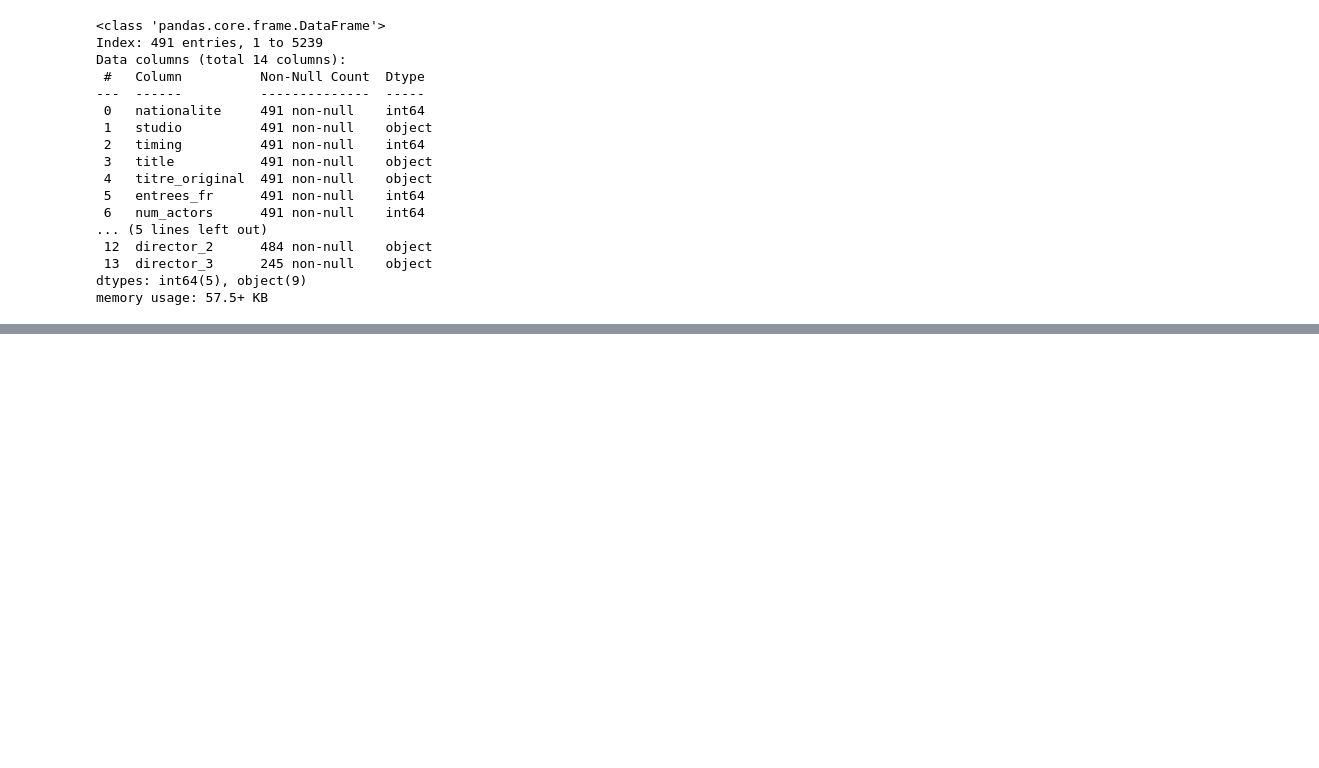
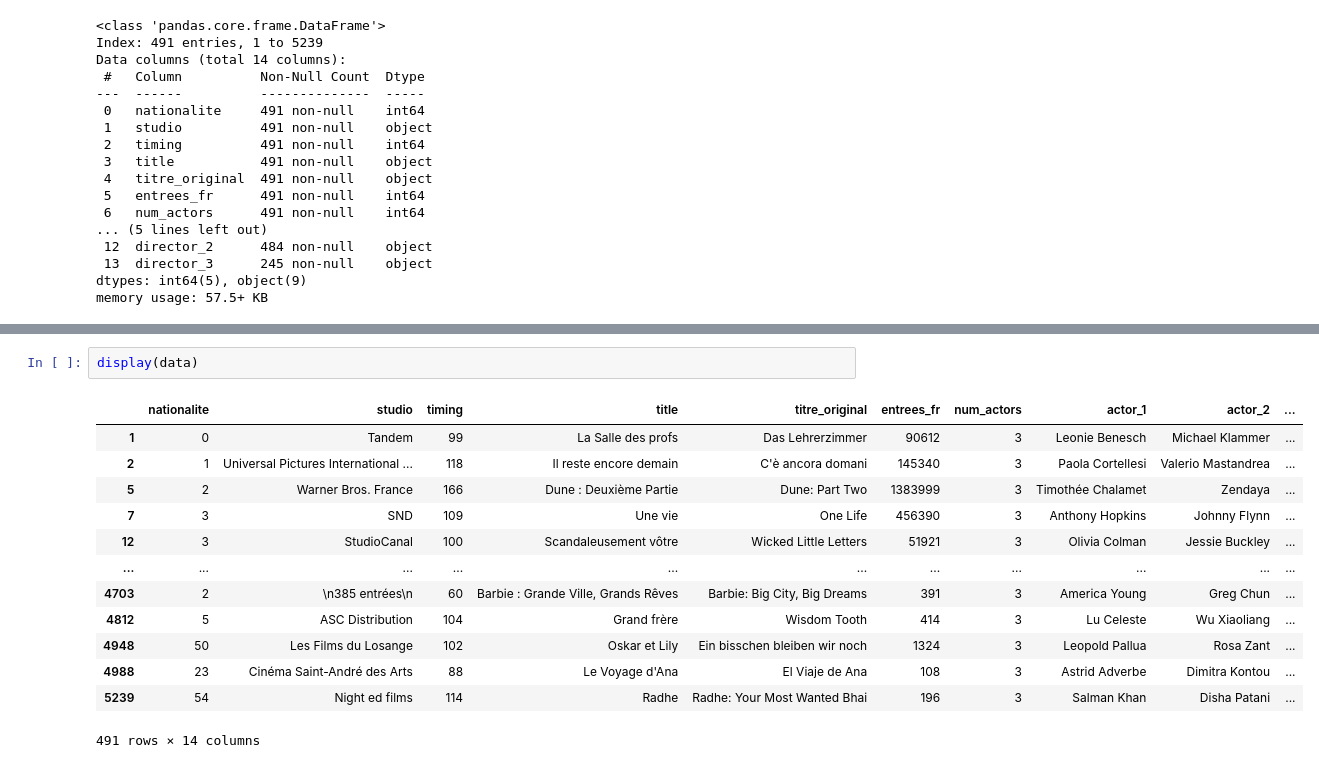
Before and after one commit to cjulliar/Movie_Popularity_Prediction, a Jupyter notebook: ml/eda.ipynb, the cells around one changed output, grey strips where cells are left out. Cells and saved outputs as stored; diff of their text form; blank space fills up the shorter version.

```diff
--- a/ml/eda.ipynb
+++ b/ml/eda.ipynb
@@ -107,0 +155,16 @@ plt.show()
+# %%
+display(data)
+# %% [output]
+|  | nationalite | studio | timing | title | titre_original | entrees_fr | num_actors | actor_1 | actor_2 | ... |
+| 1 | 0 | Tandem | 99 | La Salle des profs | Das Lehrerzimmer | 90612 | 3 | Leonie Benesch | Michael Klammer | ... |
+| 2 | 1 | Universal Pictures International ... | 118 | Il reste encore demain | C'è ancora domani | 145340 | 3 | Paola Cortellesi | Valerio Mastandrea | ... |
+| 5 | 2 | Warner Bros. France | 166 | Dune : Deuxième Partie | Dune: Part Two | 1383999 | 3 | Timothée Chalamet | Zendaya | ... |
+| 7 | 3 | SND | 109 | Une vie | One Life | 456390 | 3 | Anthony Hopkins | Johnny Flynn | ... |
+| 12 | 3 | StudioCanal | 100 | Scandaleusement vôtre | Wicked Little Letters | 51921 | 3 | Olivia Colman | Jessie Buckley | ... |
+| ... | ... | ... | ... | ... | ... | ... | ... | ... | ... | ... |
+| 4703 | 2 | \n385 entrées\n | 60 | Barbie : Grande Ville, Grands Rêves | Barbie: Big City, Big Dreams | 391 | 3 | America Young | Greg Chun | ... |
+| 4812 | 5 | ASC Distribution | 104 | Grand frère | Wisdom Tooth | 414 | 3 | Lu Celeste | Wu Xiaoliang | ... |
+| 4948 | 50 | Les Films du Losange | 102 | Oskar et Lily | Ein bisschen bleiben wir noch | 1324 | 3 | Leopold Pallua | Rosa Zant | ... |
+| 4988 | 23 | Cinéma Saint-André des Arts | 88 | Le Voyage d'Ana | El Viaje de Ana | 108 | 3 | Astrid Adverbe | Dimitra Kontou | ... |
+| 5239 | 54 | Night ed films | 114 | Radhe | Radhe: Your Most Wanted Bhai | 196 | 3 | Salman Khan | Disha Patani | ... |
+491 rows × 14 columns
```
Also changed, not shown: parts of 5 cells of this notebook, 5 other files.
